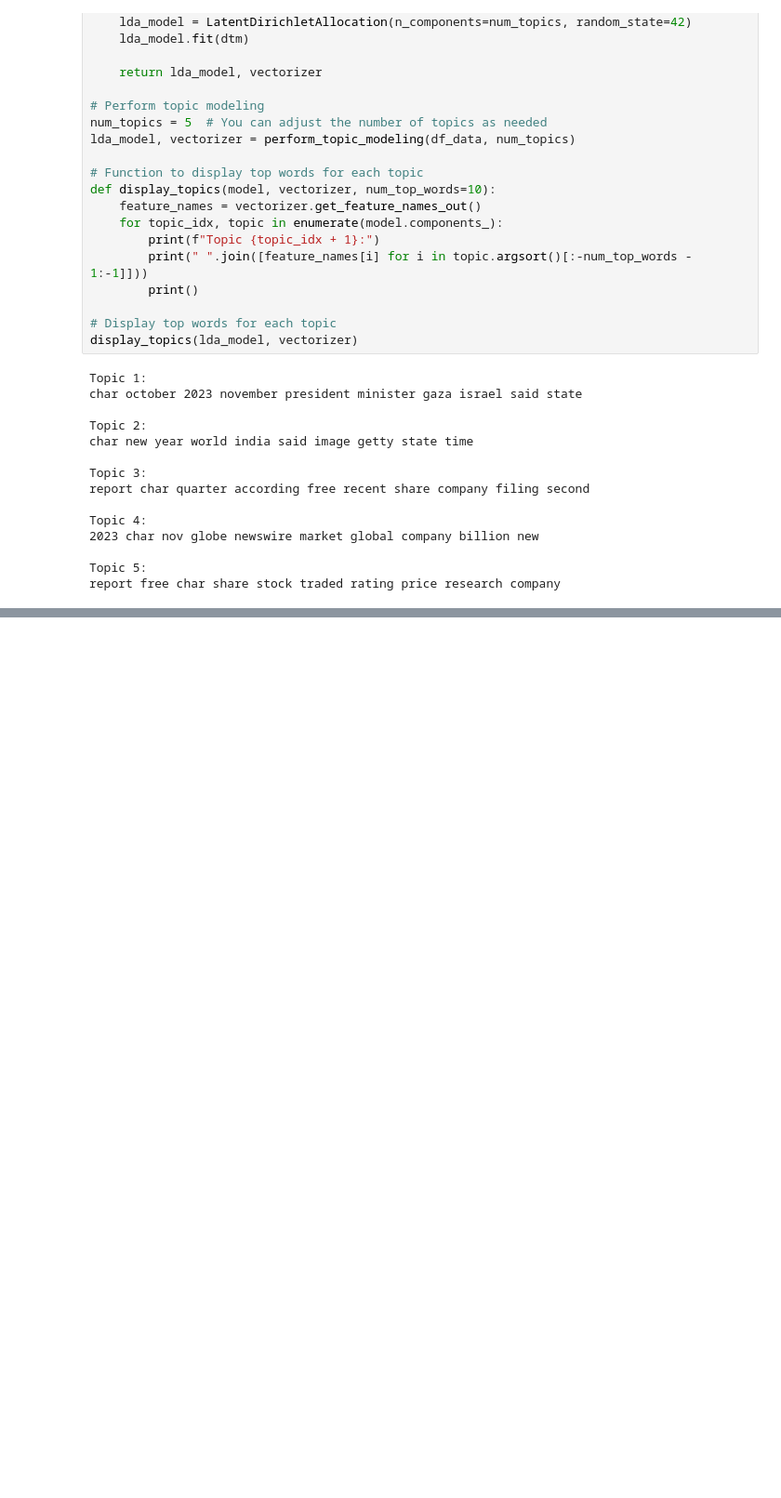
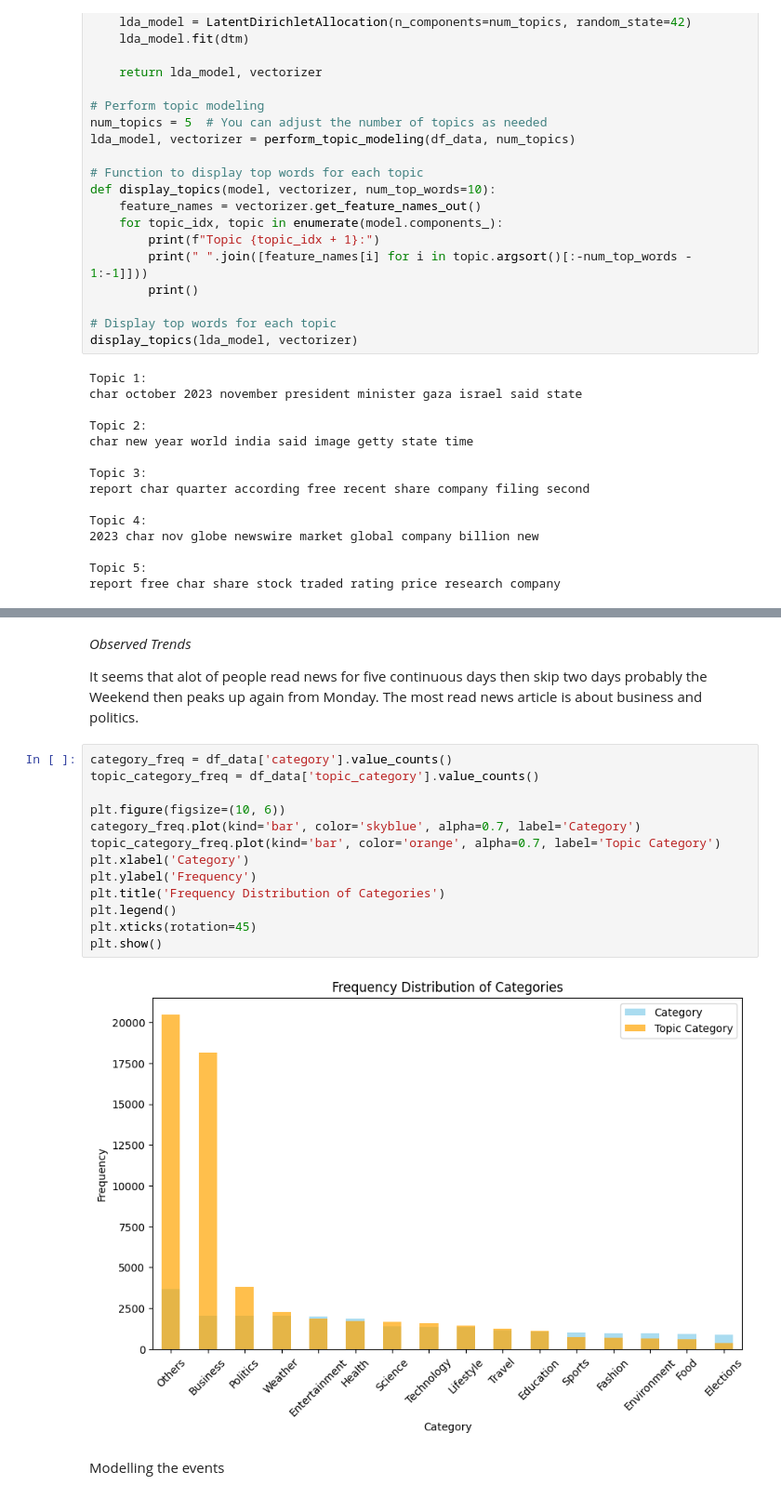
Before and after one commit to MoraaOntita/news_correlation_10ac_week0, a Jupyter notebook: Notebooks/week0.ipynb, the cells around one changed output, grey strips where cells are left out. Shown at 93% size. Saved outputs shown, nothing was run; the diff lists cells and outputs as text; blank space fills up the shorter version.

```diff
--- a/Notebooks/week0.ipynb
+++ b/Notebooks/week0.ipynb
@@ -883,0 +1102,21 @@ report free char share stock traded rating price research company
+# %% [markdown]
+*Observed Trends*
+
+It seems that alot of people read news for five continuous days then skip two days probably the Weekend then peaks up again from Monday. The most read news article is about business and politics.
+# %%
+category_freq = df_data['category'].value_counts()
+topic_category_freq = df_data['topic_category'].value_counts()
+
+plt.figure(figsize=(10, 6))
+category_freq.plot(kind='bar', color='skyblue', alpha=0.7, label='Category')
+topic_category_freq.plot(kind='bar', color='orange', alpha=0.7, label='Topic Category')
+plt.xlabel('Category')
+plt.ylabel('Frequency')
+plt.title('Frequency Distribution of Categories')
+plt.legend()
+plt.xticks(rotation=45)
+plt.show()
+# %% [output]
+[figure, added]
+# %% [markdown]
+Modelling the events
```
Also changed, not shown: parts of 18 cells of this notebook, 1 other file.
